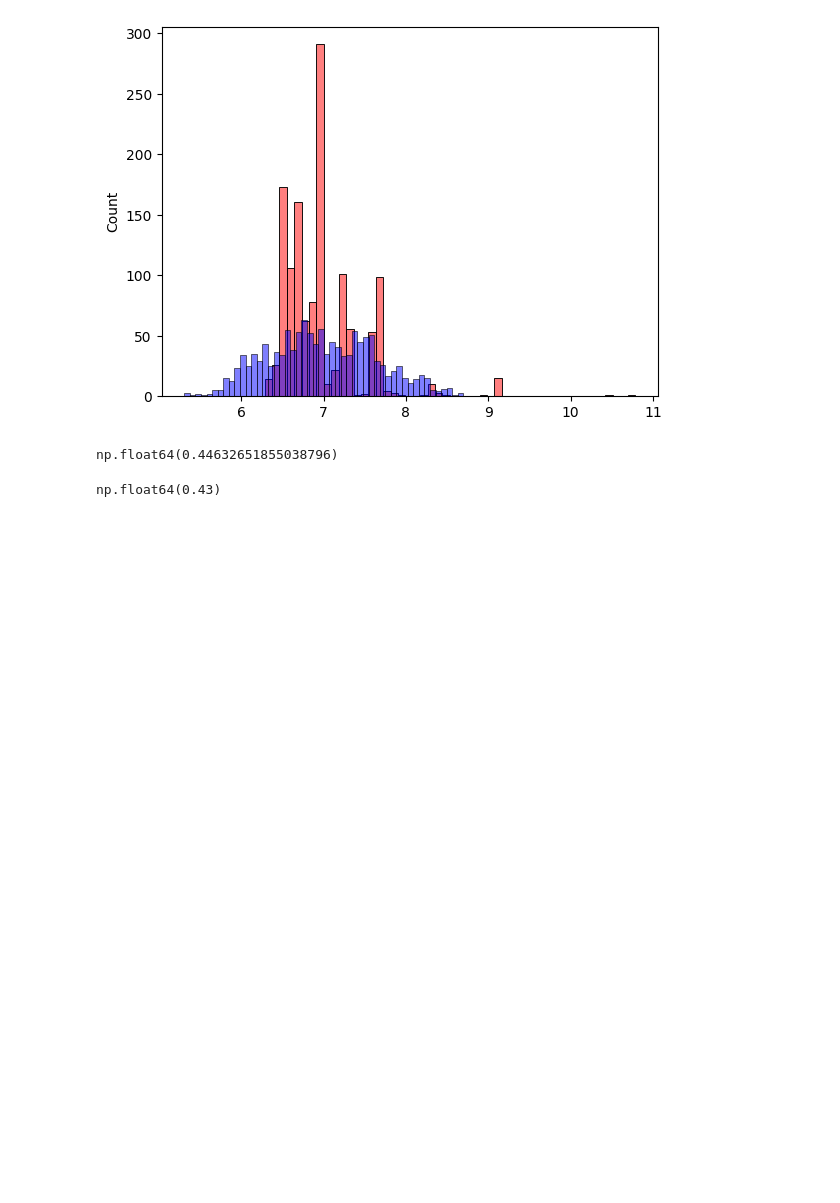
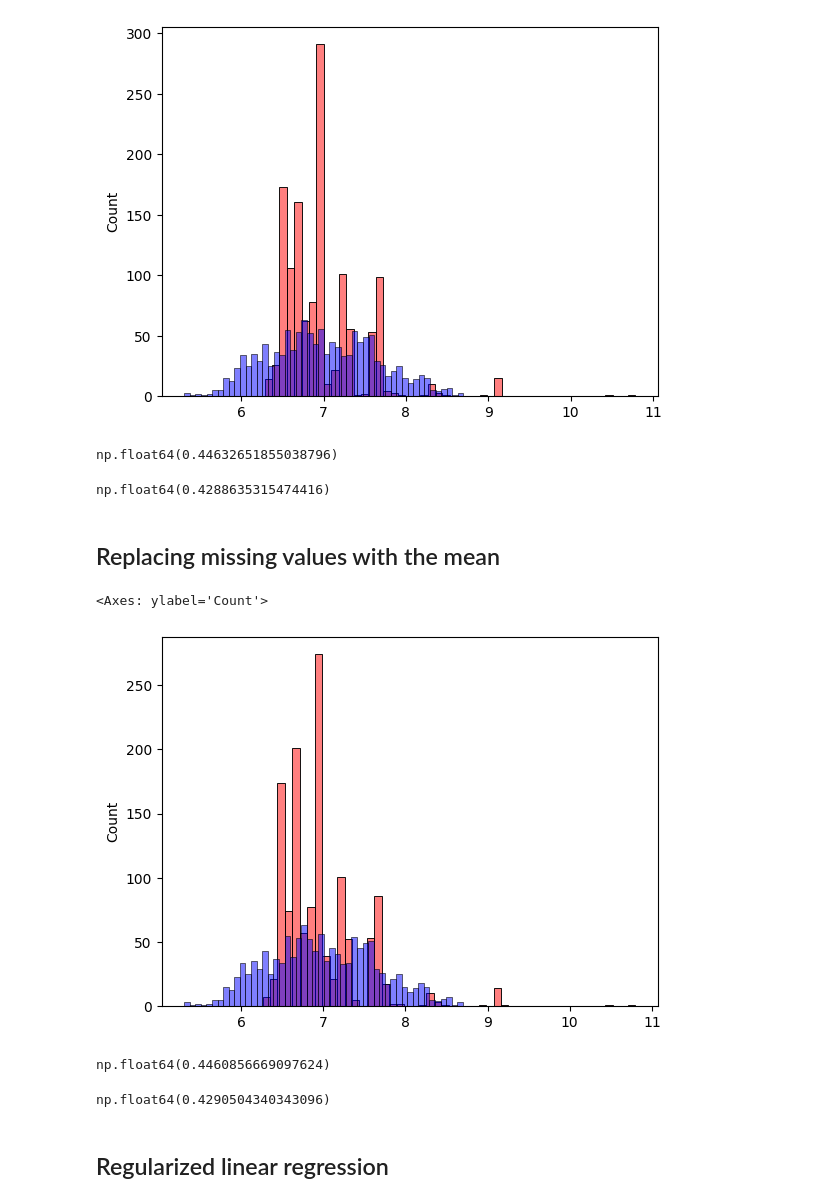
Before and after one commit to lucas-guillet/machine-learning-zoomcamp-homework, a Jupyter notebook: 02-regression/homework_2.ipynb, the cells around one changed output. Cells and saved outputs as stored; diff of their text form; code cells hidden in the pictures; blank space fills up the shorter version.

```diff
--- a/02-regression/homework_2.ipynb
+++ b/02-regression/homework_2.ipynb
@@ -202,6 +204,40 @@ w0, w = train_linear_regression(X_train, y_train)
 X_val = prepare_X(df_base_val)
 y_pred = w0 + X_val.dot(w)
 
-round(rmse(y_val, y_pred),2)
+rmse(y_val, y_pred)
 # %% [output]
-np.float64(0.43)
+np.float64(0.4288635315474416)
+# %% [markdown]
+## Replacing missing values with the mean
+# %%
+def prepare_X_mean(df):
+    df = df.copy()
+    df_num = df.fillna(df.screen.mean())
+    X = df_num.values
+    return X
+# %%
+
+X_train = prepare_X_mean(df_base_train)
+
+w0, w = train_linear_regression(X_train, y_train)
+
+y_pred = w0 + X_train.dot(w)
+# %%
+sns.histplot(y_pred, color='red', alpha=0.5, bins=50)
+sns.histplot(y_train, color='blue', alpha=0.5, bins=50)
+# %% [output]
+<Axes: ylabel='Count'>
+[figure, added]
+# %%
+rmse(y_train, y_pred)
+# %% [output]
+np.float64(0.4460856669097624)
+# %%
+X_val = prepare_X(df_base_val)
+y_pred = w0 + X_val.dot(w)
+
+rmse(y_val, y_pred)
+# %% [output]
+np.float64(0.4290504340343096)
+# %% [markdown]
+## Regularized linear regression
```
Also changed, not shown: parts of 4 cells of this notebook.
